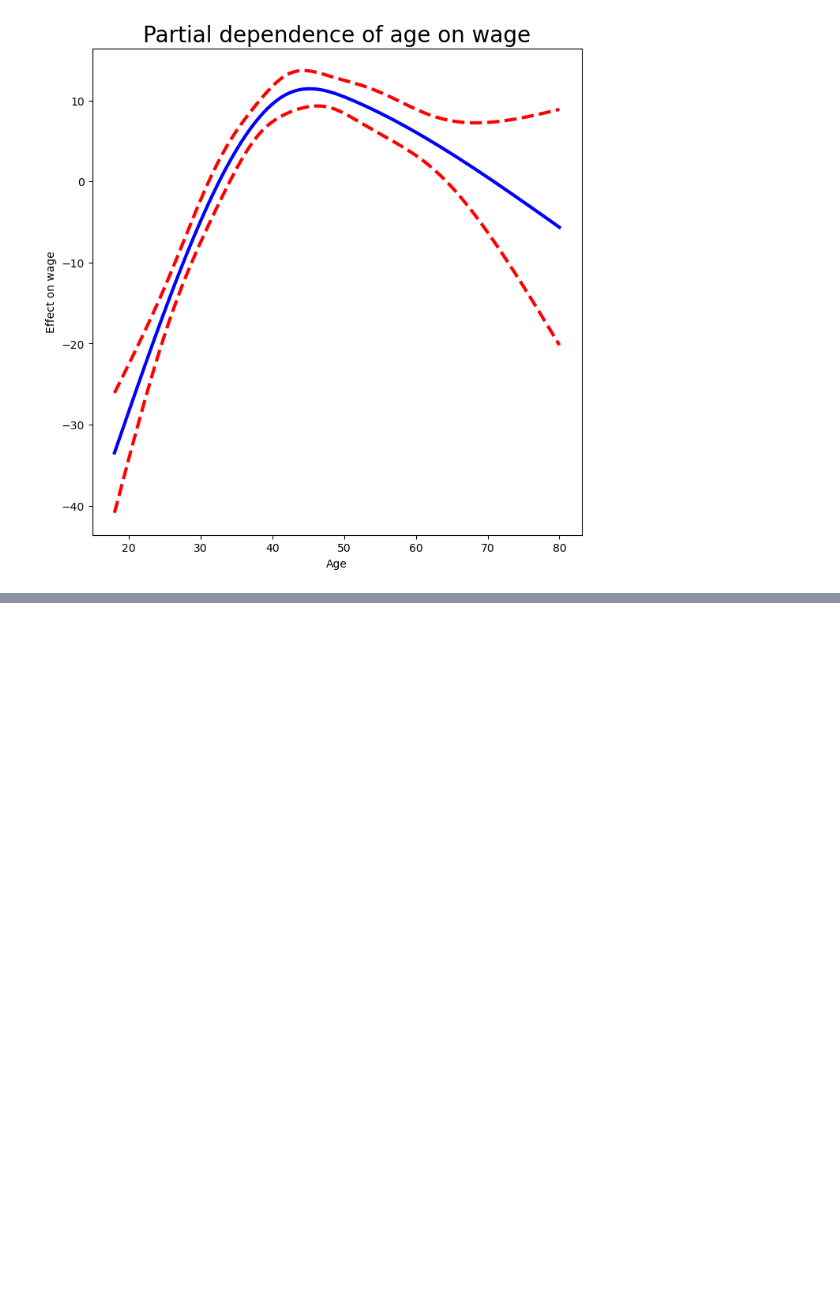
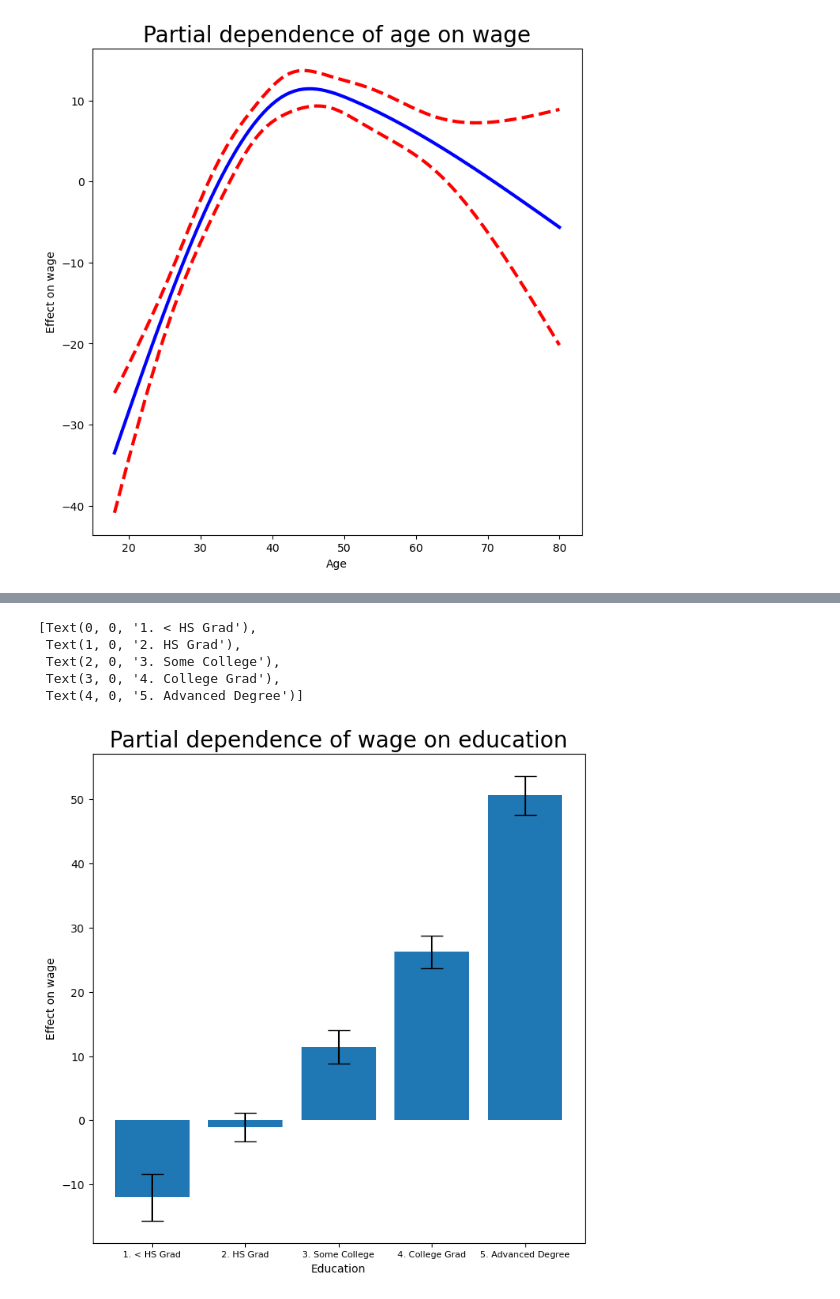
Before and after one commit to kolyakr/ISLP, a Jupyter notebook: 7_moving_beyond_linearity/lab.ipynb, the cells around one changed output, grey strips where cells are left out. Saved outputs shown, nothing was run; the diff lists cells and outputs as text; code cells hidden in the pictures; blank space fills up the shorter version.

```diff
--- a/7_moving_beyond_linearity/lab.ipynb
+++ b/7_moving_beyond_linearity/lab.ipynb
@@ -561,0 +637,14 @@ ax.set_title('Partial dependence of age on wage', fontsize=20);
+# %%
+fig, ax = subplots(figsize=(8, 8))
+ax = plot_gam(gam_full, 2)
+ax.set_xlabel('Education')
+ax.set_ylabel('Effect on wage')
+ax.set_title('Partial dependence of wage on education',fontsize=20)
+ax.set_xticklabels(Wage['education'].cat.categories, fontsize=8)
+# %% [output]
+[Text(0, 0, '1. < HS Grad'),
+ Text(1, 0, '2. HS Grad'),
+ Text(2, 0, '3. Some College'),
+ Text(3, 0, '4. College Grad'),
+ Text(4, 0, '5. Advanced Degree')]
+[figure, added]
```
Also changed, not shown: parts of 17 cells of this notebook.
